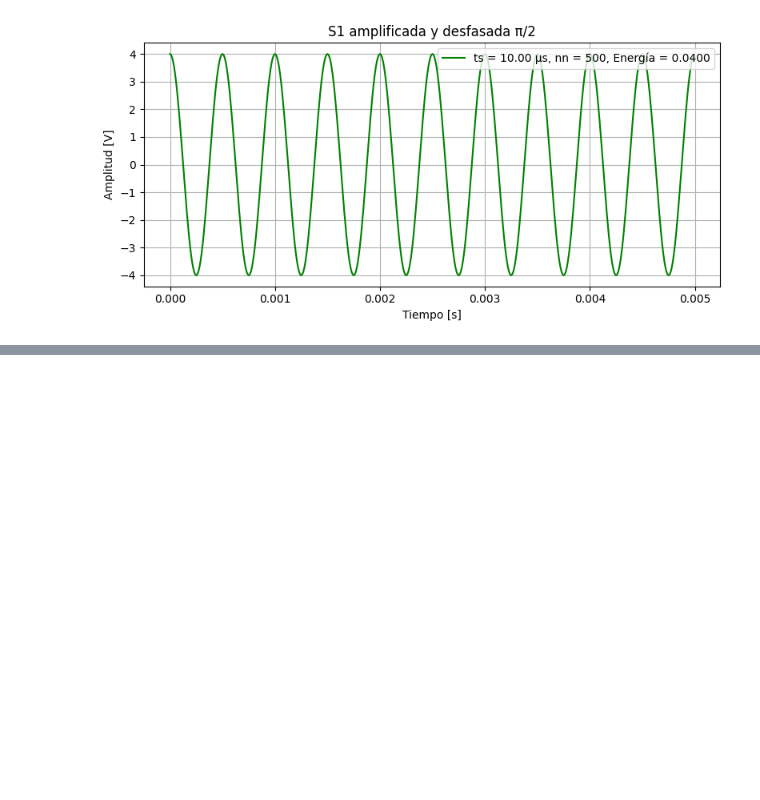
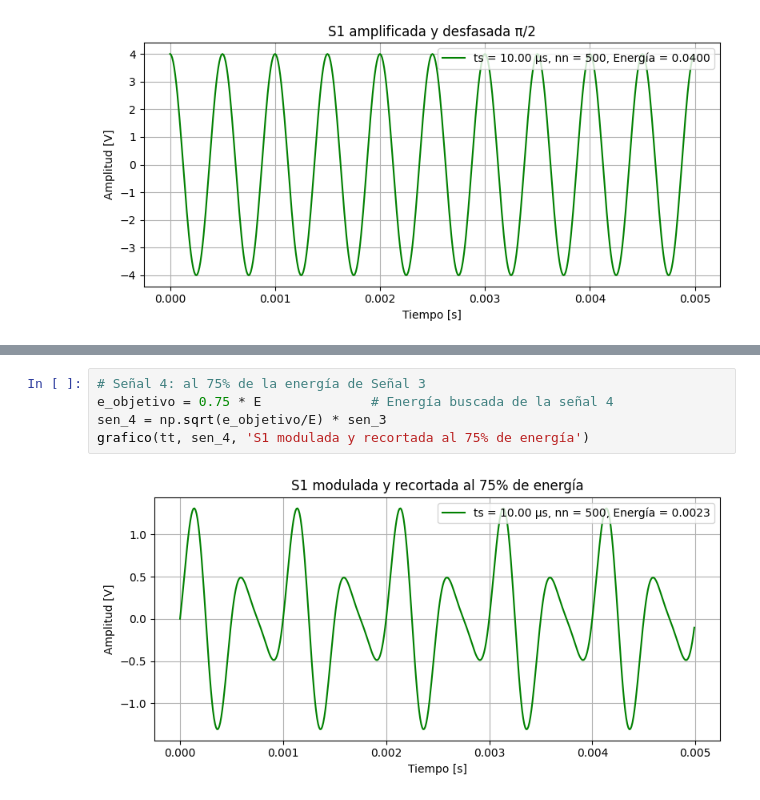
Before and after one commit to aguspaolini/aps-Paolini-Rosso, a Jupyter notebook: TS1 - Paolini Rosso.ipynb, the cells around one changed output, grey strips where cells are left out. Saved outputs shown, nothing was run; the diff lists cells and outputs as text; blank space fills up the shorter version.

```diff
--- a/TS1 - Paolini Rosso.ipynb
+++ b/TS1 - Paolini Rosso.ipynb
@@ -160,0 +212,7 @@ Al multiplicar *S1*, que recibe el nombre de **señal portadora**, de frecuencia
+# %%
+# Señal 4: al 75% de la energía de Señal 3
+e_objetivo = 0.75 * E              # Energía buscada de la señal 4
+sen_4 = np.sqrt(e_objetivo/E) * sen_3
+grafico(tt, sen_4, 'S1 modulada y recortada al 75% de energía')
+# %% [output]
+[figure, added]
```
Also changed, not shown: parts of 7 cells of this notebook, 1 other file.
